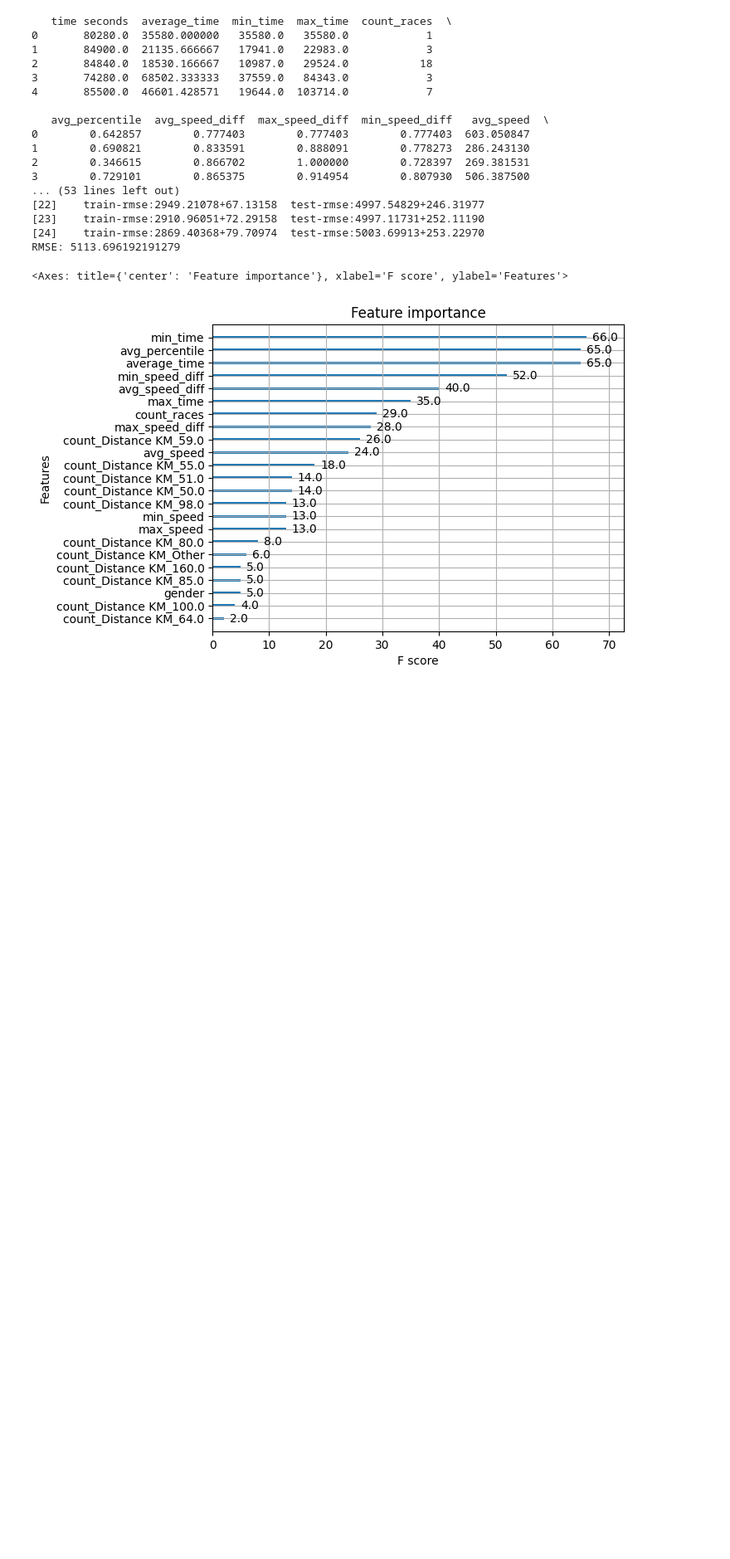
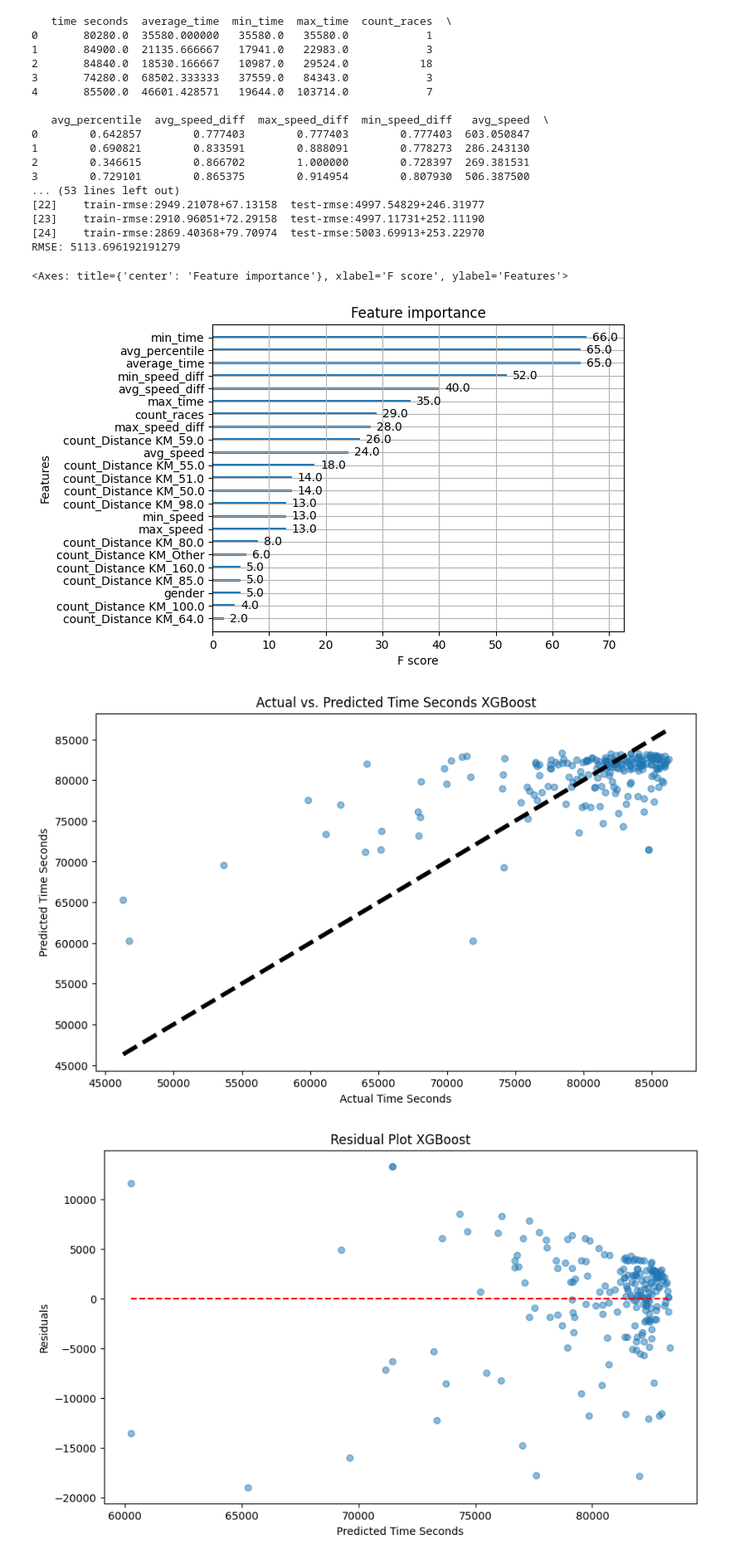
Before and after one commit to Dusoye/BobGraham, a Jupyter notebook: bobgraham.ipynb, the cells around one changed output. Shown: that part at 83% size. Cells and saved outputs as stored; diff of their text form; code cells hidden in the pictures; blank space fills up the shorter version.

```diff
--- a/bobgraham.ipynb
+++ b/bobgraham.ipynb
@@ -1092,3 +1089,24 @@ xgb.plot_importance(model)
 RMSE: 5113.696192191279
 <Axes: title={'center': 'Feature importance'}, xlabel='F score', ylabel='Features'>
 [figure]
+# %%
+plt.figure(figsize=(10, 6))
+plt.scatter(y_test, y_pred, alpha=0.5)
+plt.plot([y_test.min(), y_test.max()], [y_test.min(), y_test.max()], 'k--', lw=4)  # Line for perfect predictions
+plt.xlabel('Actual Time Seconds')
+plt.ylabel('Predicted Time Seconds')
+plt.title('Actual vs. Predicted Time Seconds XGBoost')
+plt.show()
+
+# Residual plot
+residuals = y_test - y_pred
+plt.figure(figsize=(10, 6))
+plt.scatter(y_pred, residuals, alpha=0.5)
+plt.hlines(y=0, xmin=y_pred.min(), xmax=y_pred.max(), colors='red', linestyles='--')  # Line at 0 for no residual
+plt.xlabel('Predicted Time Seconds')
+plt.ylabel('Residuals')
+plt.title('Residual Plot XGBoost')
+plt.show()
+# %% [output]
+[figure, added]
+[figure, added]
```
Also changed, not shown: parts of 3 cells of this notebook, 5 other files.
